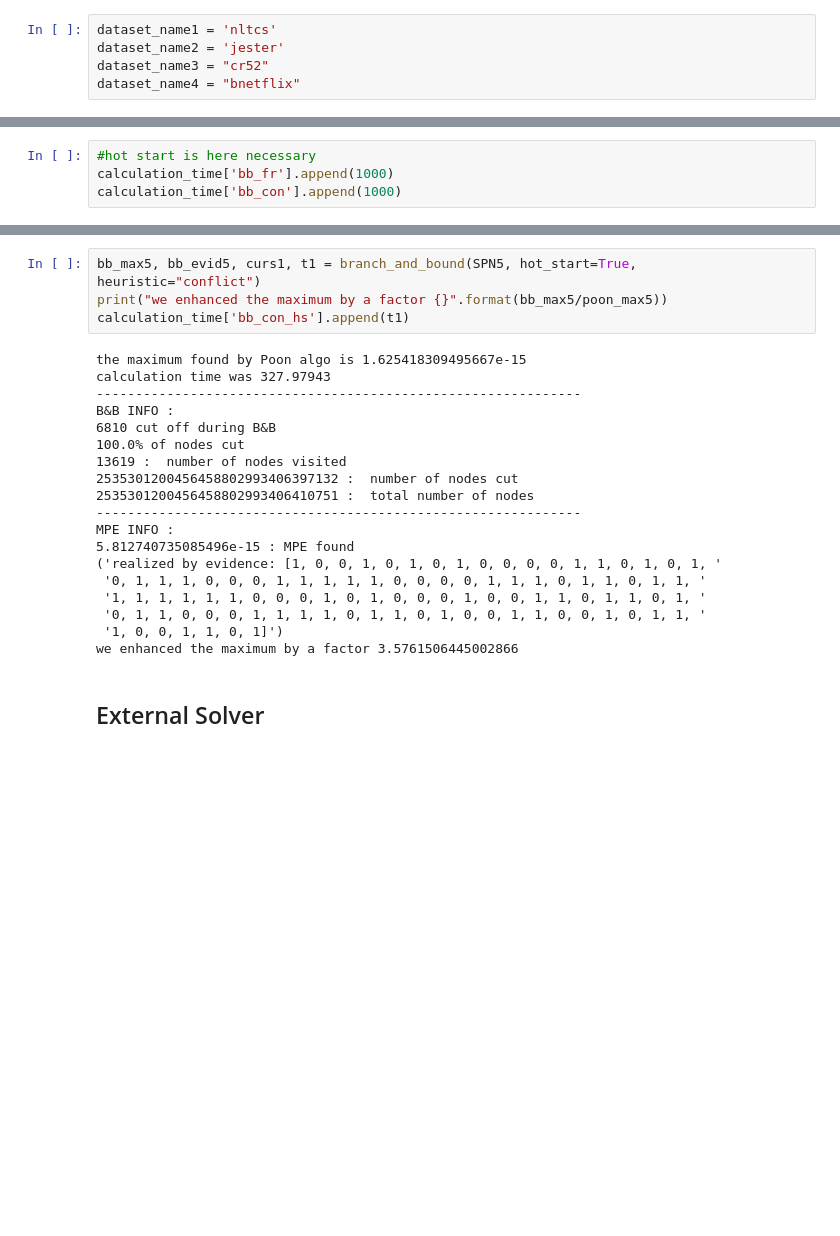
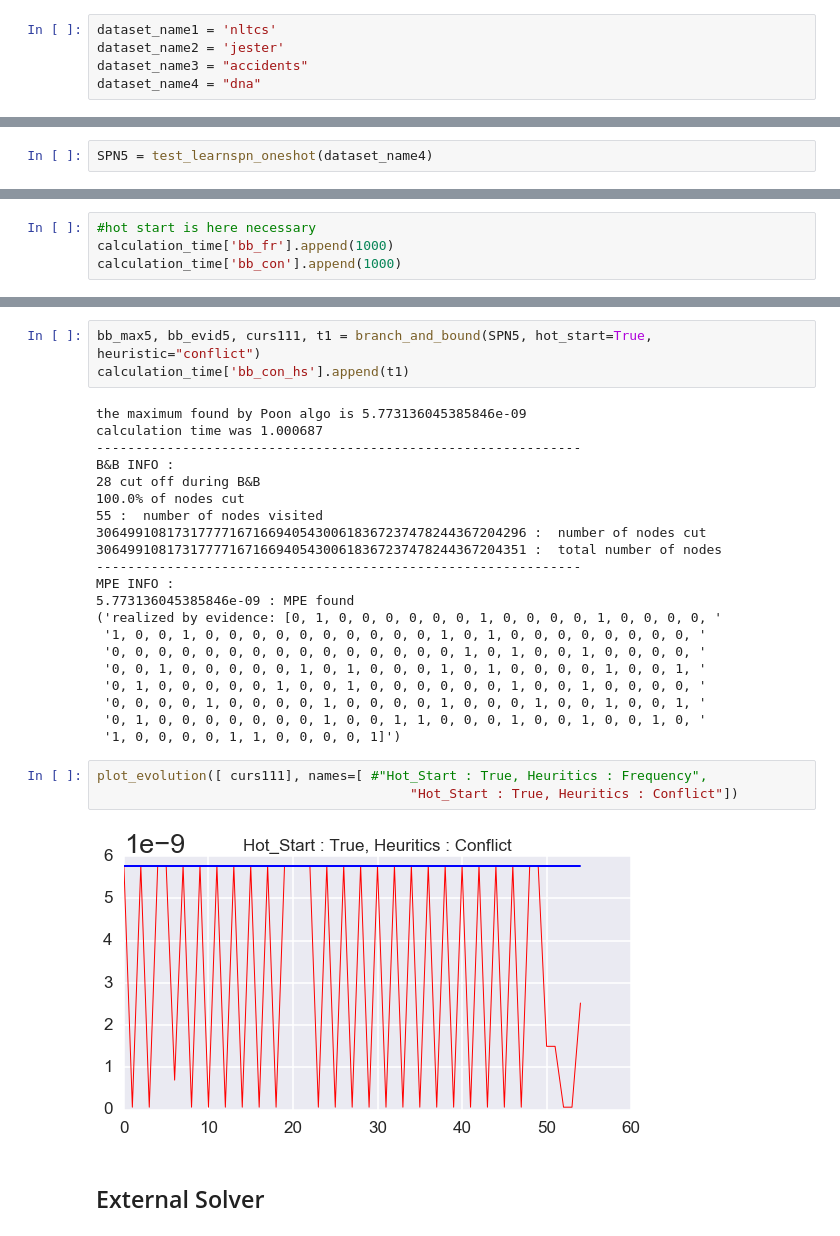
Before and after one commit to leonardhussenot/spn, a Jupyter notebook: test_of_couenne_computation_of_MAP.ipynb, the cells around one changed output, grey strips where cells are left out. Drawn from its saved outputs; the diff is of its cells as text; blank space fills up the shorter version.

```diff
--- a/test_of_couenne_computation_of_MAP.ipynb
+++ b/test_of_couenne_computation_of_MAP.ipynb
@@ -227,8 +227,8 @@ Categorical Smoothed Node id: 50 scope: frozenset({0})
 # %%
 dataset_name1 = 'nltcs'
 dataset_name2 = 'jester'
-dataset_name3 = "cr52"
-dataset_name4 = "bnetflix"
+dataset_name3 = "accidents"
+dataset_name4 = "dna"
 # %% [markdown]
 #### with learnSPN
 # %%
@@ -275,0 +269,2 @@ AttributeError: 'CategoricalSmoothedNode' object has no attribute 'children'
+# %%
+SPN5 = test_learnspn_oneshot(dataset_name4)
@@ -808,26 +744,32 @@ we enhanced the maximum by a factor 3.5761506445002866
 # %%
-bb_max5, bb_evid5, curs1, t1 = branch_and_bound(SPN5, hot_start=True, heuristic="conflict")
-print("we enhanced the maximum by a factor {}".format(bb_max5/poon_max5))
+bb_max5, bb_evid5, curs111, t1 = branch_and_bound(SPN5, hot_start=True, heuristic="conflict")
 calculation_time['bb_con_hs'].append(t1)
 # %% [output]
-the maximum found by Poon algo is 1.625418309495667e-15
-calculation time was 327.97943
+the maximum found by Poon algo is 5.773136045385846e-09
+calculation time was 1.000687
 --------------------------------------------------------------
 B&B INFO :
-6810 cut off during B&B
+28 cut off during B&B
 100.0% of nodes cut
-13619 :  number of nodes visited
-2535301200456458802993406397132 :  number of nodes cut
-2535301200456458802993406410751 :  total number of nodes
+55 :  number of nodes visited
+3064991081731777716716694054300618367237478244367204296 :  number of nodes cut
+3064991081731777716716694054300618367237478244367204351 :  total number of nodes
 --------------------------------------------------------------
 MPE INFO :
-5.812740735085496e-15 : MPE found
-('realized by evidence: [1, 0, 0, 1, 0, 1, 0, 1, 0, 0, 0, 0, 1, 1, 0, 1, 0, 1, '
- '0, 1, 1, 1, 0, 0, 0, 1, 1, 1, 1, 1, 0, 0, 0, 0, 1, 1, 1, 0, 1, 1, 0, 1, 1, '
- '1, 1, 1, 1, 1, 1, 0, 0, 0, 1, 0, 1, 0, 0, 0, 1, 0, 0, 1, 1, 0, 1, 1, 0, 1, '
- '0, 1, 1, 0, 0, 0, 1, 1, 1, 1, 0, 1, 1, 0, 1, 0, 0, 1, 1, 0, 0, 1, 0, 1, 1, '
- '1, 0, 0, 1, 1, 0, 1]')
-we enhanced the maximum by a factor 3.5761506445002866
+5.773136045385846e-09 : MPE found
+('realized by evidence: [0, 1, 0, 0, 0, 0, 0, 0, 1, 0, 0, 0, 0, 1, 0, 0, 0, 0, '
+ '1, 0, 0, 1, 0, 0, 0, 0, 0, 0, 0, 0, 0, 0, 1, 0, 1, 0, 0, 0, 0, 0, 0, 0, 0, '
+ '0, 0, 0, 0, 0, 0, 0, 0, 0, 0, 0, 0, 0, 0, 0, 1, 0, 1, 0, 0, 1, 0, 0, 0, 0, '
+ '0, 0, 1, 0, 0, 0, 0, 0, 1, 0, 1, 0, 0, 0, 1, 0, 1, 0, 0, 0, 0, 1, 0, 0, 1, '
+ '0, 1, 0, 0, 0, 0, 0, 1, 0, 0, 1, 0, 0, 0, 0, 0, 0, 1, 0, 0, 1, 0, 0, 0, 0, '
+ '0, 0, 0, 0, 1, 0, 0, 0, 0, 1, 0, 0, 0, 0, 1, 0, 0, 0, 1, 0, 0, 1, 0, 0, 1, '
+ '0, 1, 0, 0, 0, 0, 0, 0, 0, 1, 0, 0, 1, 1, 0, 0, 0, 1, 0, 0, 1, 0, 0, 1, 0, '
+ '1, 0, 0, 0, 0, 1, 1, 0, 0, 0, 0, 1]')
+# %%
+plot_evolution([ curs111], names=[ #"Hot_Start : True, Heuritics : Frequency",
+                                        "Hot_Start : True, Heuritics : Conflict"])
+# %% [output]
+[figure, added]
 # %% [markdown]
 ## External Solver
 # %% [markdown]
```
Also changed, not shown: parts of 53 cells of this notebook.
